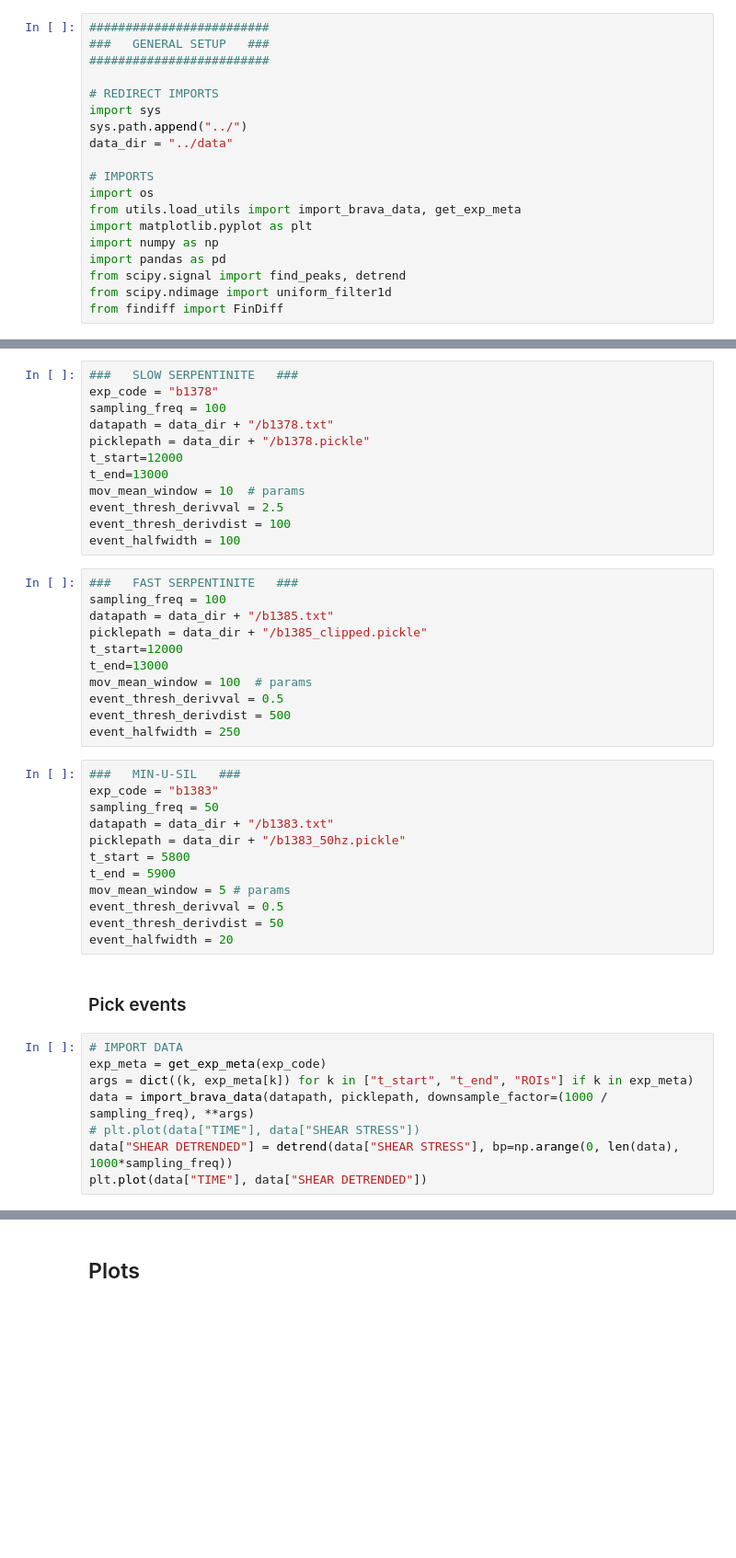
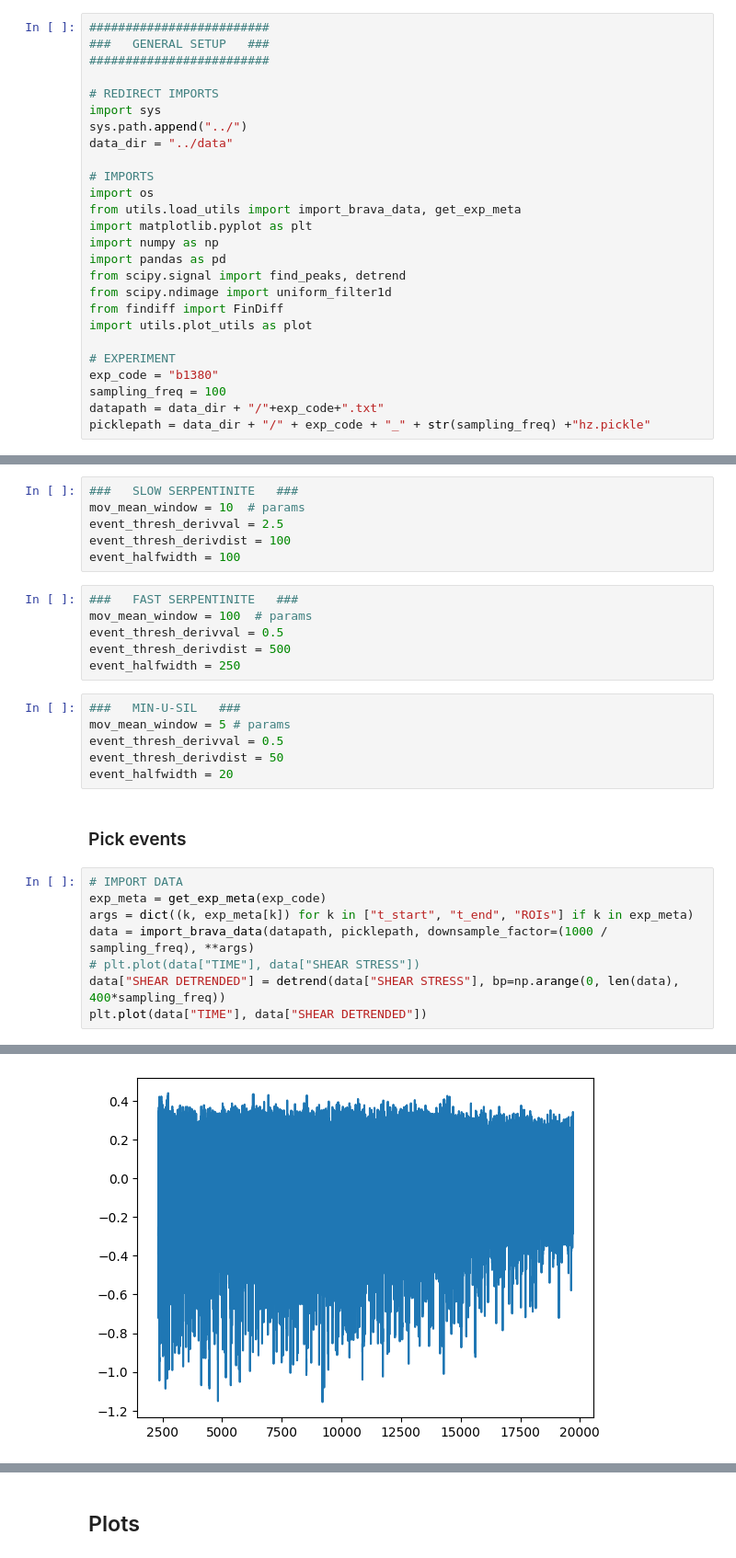
Before and after one commit to tom-hinton/ptiii, a Jupyter notebook: events/events_picker.ipynb, the cells around one changed output, grey strips where cells are left out. Shown at 92% size. Cells and saved outputs as stored; diff of their text form; blank space fills up the shorter version.

```diff
--- a/events/events_picker.ipynb
+++ b/events/events_picker.ipynb
@@ -17,39 +17,29 @@ import pandas as pd
 from scipy.signal import find_peaks, detrend
 from scipy.ndimage import uniform_filter1d
 from findiff import FinDiff
+import utils.plot_utils as plot
+
+# EXPERIMENT
+exp_code = "b1380"
+sampling_freq = 100
+datapath = data_dir + "/"+exp_code+".txt"
+picklepath = data_dir + "/" + exp_code + "_" + str(sampling_freq) +"hz.pickle"
 # %% [markdown]
 ### Experiment parameters
 # %%
 ###   SLOW SERPENTINITE   ###
-exp_code = "b1378"
-sampling_freq = 100
-datapath = data_dir + "/b1378.txt"
-picklepath = data_dir + "/b1378.pickle"
-t_start=12000
-t_end=13000
 mov_mean_window = 10  # params
 event_thresh_derivval = 2.5
 event_thresh_derivdist = 100
 event_halfwidth = 100
 # %%
 ###   FAST SERPENTINITE   ###
-sampling_freq = 100
-datapath = data_dir + "/b1385.txt"
-picklepath = data_dir + "/b1385_clipped.pickle"
-t_start=12000
-t_end=13000
 mov_mean_window = 100  # params
 event_thresh_derivval = 0.5
 event_thresh_derivdist = 500
 event_halfwidth = 250
 # %%
 ###   MIN-U-SIL   ###
-exp_code = "b1383"
-sampling_freq = 50
-datapath = data_dir + "/b1383.txt"
-picklepath = data_dir + "/b1383_50hz.pickle"
-t_start = 5800
-t_end = 5900
 mov_mean_window = 5 # params
 event_thresh_derivval = 0.5
 event_thresh_derivdist = 50
@@ -62,5 +52,6 @@ exp_meta = get_exp_meta(exp_code)
 args = dict((k, exp_meta[k]) for k in ["t_start", "t_end", "ROIs"] if k in exp_meta)
 data = import_brava_data(datapath, picklepath, downsample_factor=(1000 / sampling_freq), **args)
 # plt.plot(data["TIME"], data["SHEAR STRESS"])
-data["SHEAR DETRENDED"] = detrend(data["SHEAR STRESS"], bp=np.arange(0, len(data), 1000*sampling_freq))
+data["SHEAR DETRENDED"] = detrend(data["SHEAR STRESS"], bp=np.arange(0, len(data), 400*sampling_freq))
 plt.plot(data["TIME"], data["SHEAR DETRENDED"])
+# %% [output]
@@ -67,3 +63,4 @@ plt.plot(data["TIME"], data["SHEAR DETRENDED"])
+[figure, added]
 # %%
 # CALCULATE MOVING MEAN DERIVATIVE
 movmean = uniform_filter1d(data["SHEAR STRESS"], mov_mean_window, mode="nearest")
```
Also changed, not shown: parts of 9 cells of this notebook, 4 other files.
